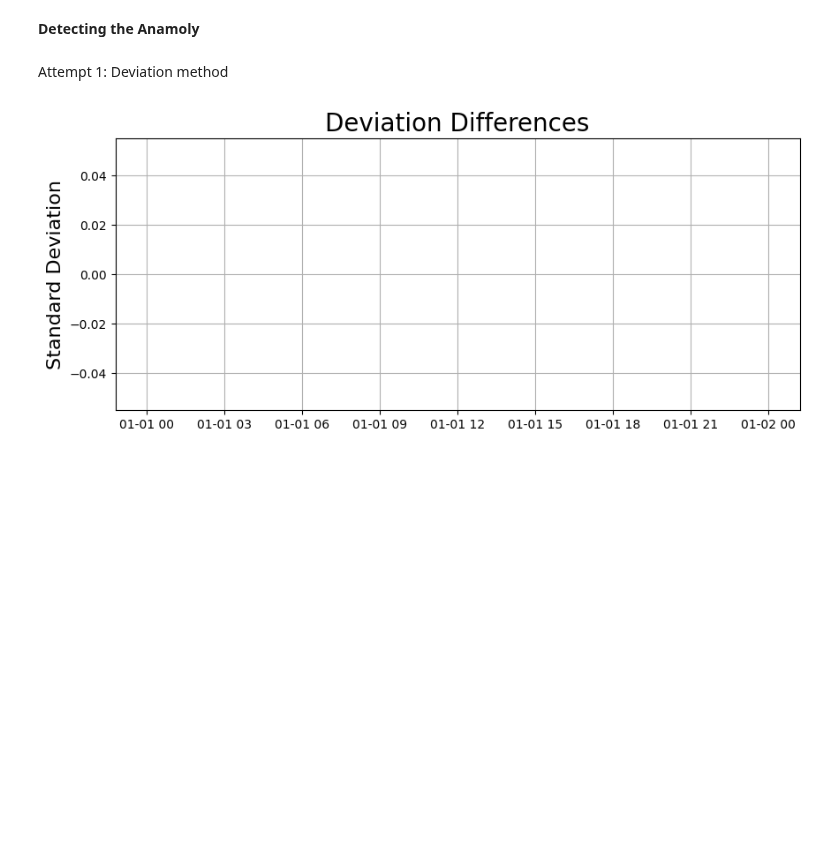
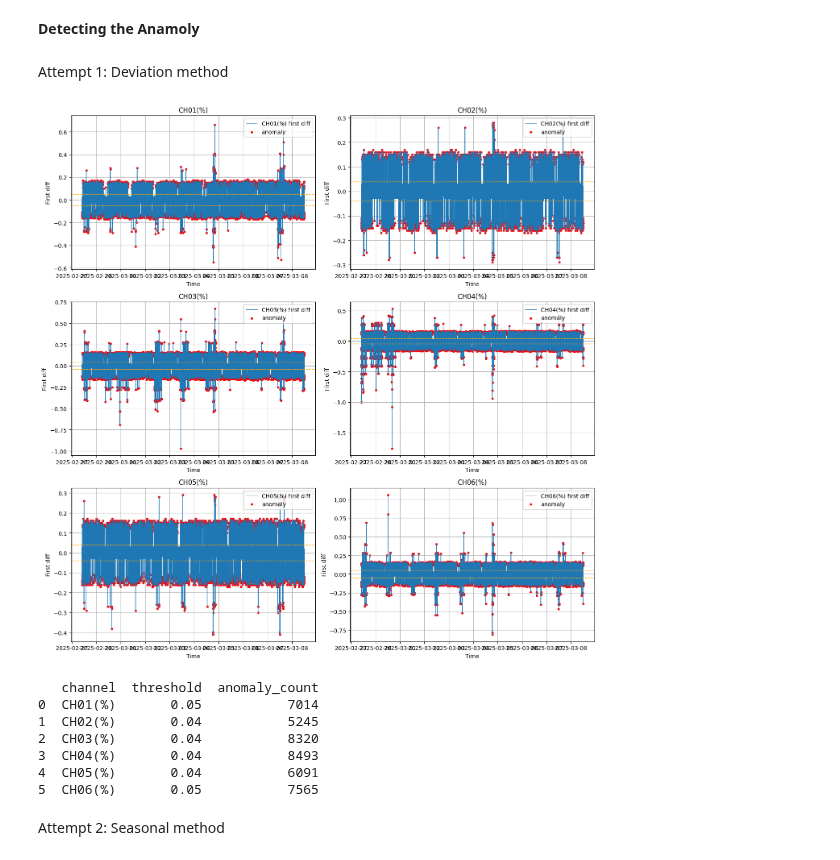
Before and after one commit to SulaimanTajuddin/TSA-F-Humidity-Warehouse, a Jupyter notebook: TSA-Anomaly Detection.ipynb, the cells around one changed output. Saved outputs shown, nothing was run; the diff lists cells and outputs as text; code cells hidden in the pictures; blank space fills up the shorter version.

```diff
--- a/TSA-Anomaly Detection.ipynb
+++ b/TSA-Anomaly Detection.ipynb
@@ -376,5 +376,55 @@ plt.show()
 [figure]
 # %% [markdown]
 **Detecting the Anamoly**
+# %% [markdown]
+Attempt 1: Deviation method
+# %%
+channels = [f"CH{i:02d}(%)" for i in range(1, 7)]
+
+anomaly_summary = []
+
+plt.figure(figsize=(14, 14))
+for idx, channel in enumerate(channels, start=1):
+    diff = first_diff[channel].dropna()
+    diff_abs = diff.abs()
+
+    median_abs = diff_abs.median()
+    mad_value = np.median(np.abs(diff_abs - median_abs))
+    threshold = median_abs + 3 * mad_value
+
+    anomaly_mask = diff_abs > threshold
+    anomalies = diff[anomaly_mask]
+
+    anomaly_summary.append({
+        "channel": channel,
+        "threshold": threshold,
+        "anomaly_count": len(anomalies)
+    })
+
+    ax = plt.subplot(3, 2, idx)
+    ax.plot(diff.index, diff, label=f"{channel} first diff", linewidth=0.8)
+    ax.scatter(anomalies.index, anomalies, color="red", s=10, label="anomaly")
+    ax.axhline(threshold, color="orange", linestyle="--", linewidth=1)
+    ax.axhline(-threshold, color="orange", linestyle="--", linewidth=1)
+    ax.set_title(channel)
+    ax.set_xlabel("Time")
+    ax.set_ylabel("First diff")
+    ax.legend(loc="upper right")
+    ax.grid(True)
+
+plt.tight_layout()
+plt.show()
+
+anomaly_summary_df = pd.DataFrame(anomaly_summary)
+print(anomaly_summary_df)
+# %% [output]
+[figure, added]
+   channel  threshold  anomaly_count
+0  CH01(%)       0.05           7014
+1  CH02(%)       0.04           5245
+2  CH03(%)       0.04           8320
+3  CH04(%)       0.04           8493
+4  CH05(%)       0.04           6091
+5  CH06(%)       0.05           7565
 # %% [markdown]
-Attempt 1: Deviation method
+Attempt 2: Seasonal method
@@ -394,16 +430,0 @@ diff_rolling_deviations = diff_rolling_deviations.dropna()
-# %%
-# Extract date range from the data
-start_date = diff_rolling_deviations.index.min()
-end_date = diff_rolling_deviations.index.max()
-
-plt.figure(figsize=(10,4))
-plt.plot(diff_rolling_deviations)
-plt.title('Deviation Differences', fontsize=20)
-plt.ylabel('Standard Deviation', fontsize=16)
-if pd.notna(start_date) and pd.notna(end_date):
-    for year in range(start_date.year, end_date.year + 1):
-        plt.axvline(pd.Timestamp(year=year, month=1, day=1), color='red', linestyle='--', alpha=0.5)
-plt.grid()
-plt.show()
-# %% [output]
-[figure, removed]
```
Also changed, not shown: parts of 8 cells of this notebook.
